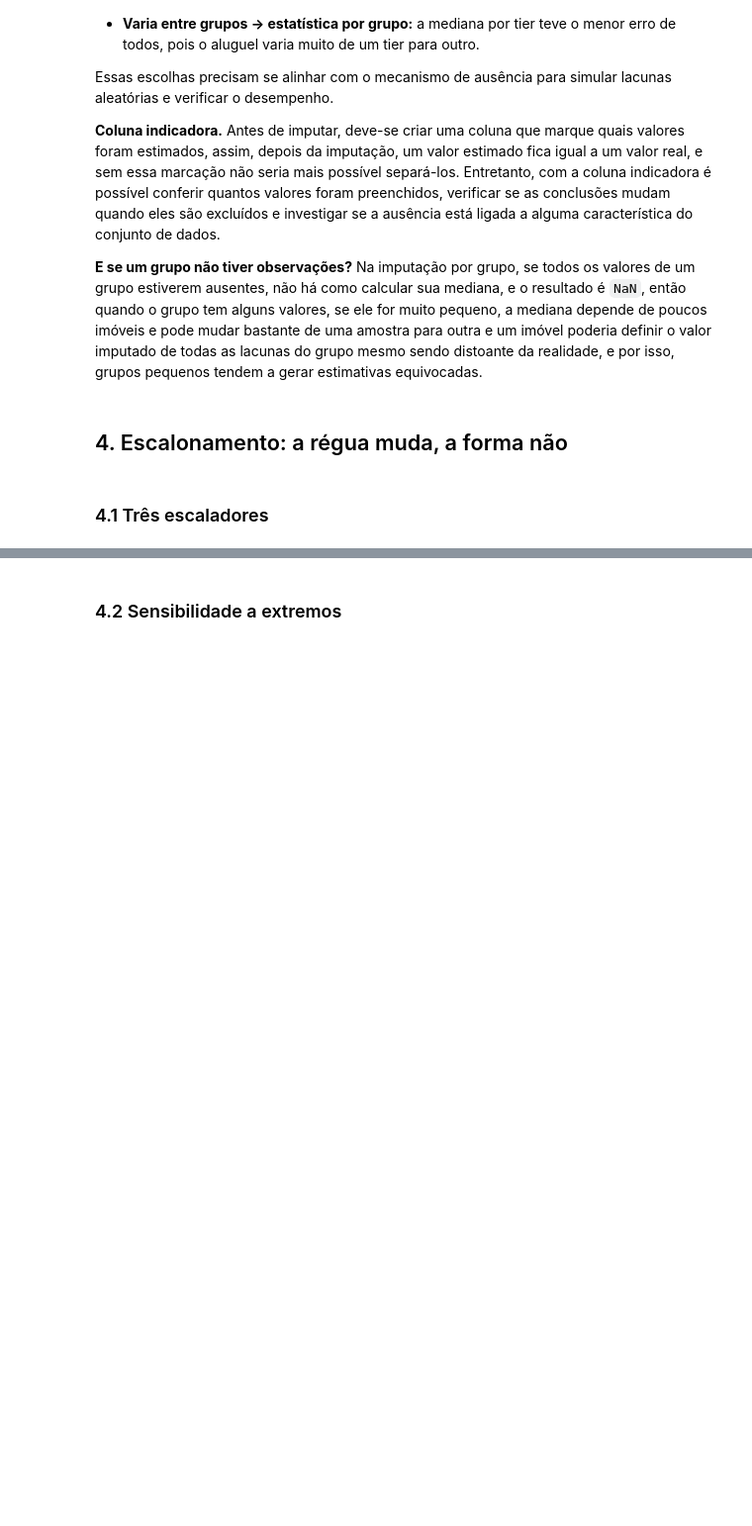
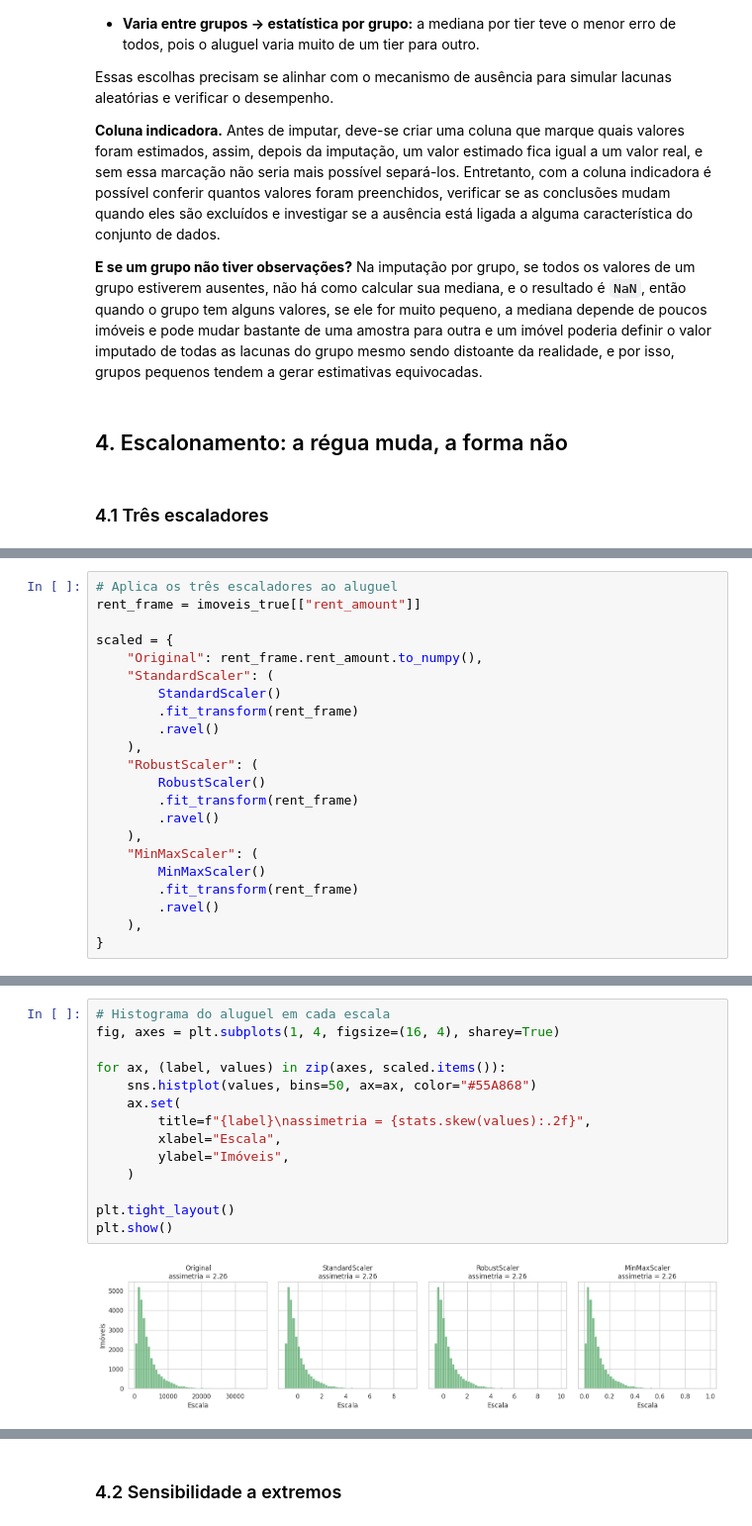
Before and after one commit to NatalyaNunes/ciencia_de_dados_2026.2_natalya, a Jupyter notebook: unidade_01/aula_06/aula_06.ipynb, the cells around one changed output, grey strips where cells are left out. Shown at 99% size. Drawn from its saved outputs; the diff is of its cells as text; blank space fills up the shorter version.

```diff
--- a/unidade_01/aula_06/aula_06.ipynb
+++ b/unidade_01/aula_06/aula_06.ipynb
@@ -534,0 +537,22 @@ Essas escolhas precisam se alinhar com o mecanismo de ausência para simular lac
+# %%
+# Aplica os três escaladores ao aluguel
+rent_frame = imoveis_true[["rent_amount"]]
+
+scaled = {
+    "Original": rent_frame.rent_amount.to_numpy(),
+    "StandardScaler": (
+        StandardScaler()
+        .fit_transform(rent_frame)
+        .ravel()
+    ),
+    "RobustScaler": (
+        RobustScaler()
+        .fit_transform(rent_frame)
+        .ravel()
+    ),
+    "MinMaxScaler": (
+        MinMaxScaler()
+        .fit_transform(rent_frame)
+        .ravel()
+    ),
+}
@@ -534,0 +571,16 @@ Essas escolhas precisam se alinhar com o mecanismo de ausência para simular lac
+# %%
+# Histograma do aluguel em cada escala
+fig, axes = plt.subplots(1, 4, figsize=(16, 4), sharey=True)
+
+for ax, (label, values) in zip(axes, scaled.items()):
+    sns.histplot(values, bins=50, ax=ax, color="#55A868")
+    ax.set(
+        title=f"{label}\nassimetria = {stats.skew(values):.2f}",
+        xlabel="Escala",
+        ylabel="Imóveis",
+    )
+
+plt.tight_layout()
+plt.show()
+# %% [output]
+[figure, added]
```
Also changed, not shown: parts of 12 cells of this notebook.
